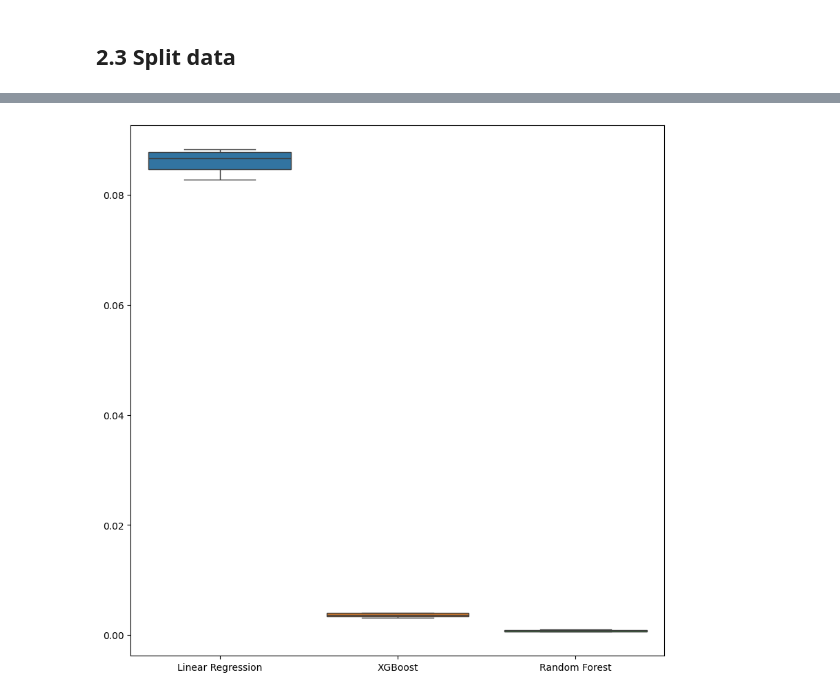
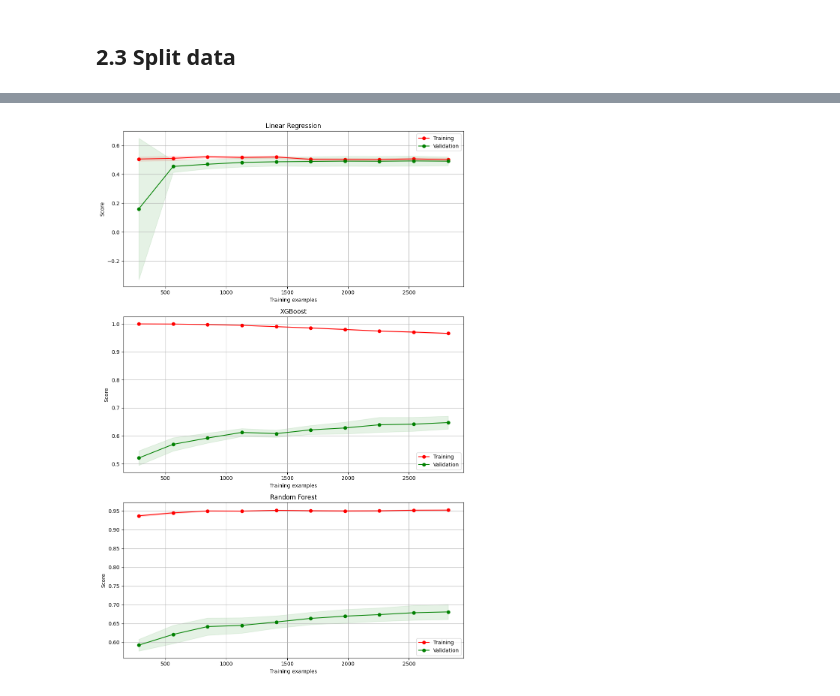
Before and after one commit to duongtruongbinh/IntroDS_FinalProject, a Jupyter notebook: src/Data_Modelling.ipynb, the cells around one changed output, grey strips where cells are left out. Cells and saved outputs as stored; diff of their text form; code cells hidden in the pictures.

```diff
--- a/src/Data_Modelling.ipynb
+++ b/src/Data_Modelling.ipynb
@@ -158,9 +161,26 @@ Random Forest Test Score: 0.00003
-# %%
-fig, ax = plt.subplots(figsize=(10, 10))
-sns.boxplot(data=pd.DataFrame(mse_results.T, columns=models.keys()), ax=ax)
-plt.show()
-# %% [output]
-[figure, removed]
+# %%
+fig, axes = plt.subplots(len(models), 1, figsize=(10, 15))
+
+for i, (name, model) in enumerate(models.items()):
+    mean_train_errors = np.mean(train_errors[i], axis=0)
+    std_train_errors = np.std(train_errors[i], axis=0)
+    mean_val_errors = np.mean(val_errors[i], axis=0)
+    std_val_errors = np.std(val_errors[i], axis=0)
+
+    axes[i].plot(train_sizes, mean_train_errors, 'o-', color='r', label='Training')
+    axes[i].plot(train_sizes, mean_val_errors, 'o-', color='g', label='Validation')
+    axes[i].fill_between(train_sizes, mean_train_errors - std_train_errors, mean_train_errors + std_train_errors, alpha=0.1, color='r')
+    axes[i].fill_between(train_sizes, mean_val_errors - std_val_errors, mean_val_errors + std_val_errors, alpha=0.1, color='g')
+    axes[i].set_title(name)
+    axes[i].set_xlabel('Training examples')
+    axes[i].set_ylabel('Score')
+    axes[i].grid(True)
+    axes[i].legend(loc='best')
+
+plt.tight_layout()
+plt.show()
+# %% [output]
+[figure, added]
 # %%
 params_rf = {
     'n_estimators': (10, 100),
```
Also changed, not shown: parts of 17 cells of this notebook.
